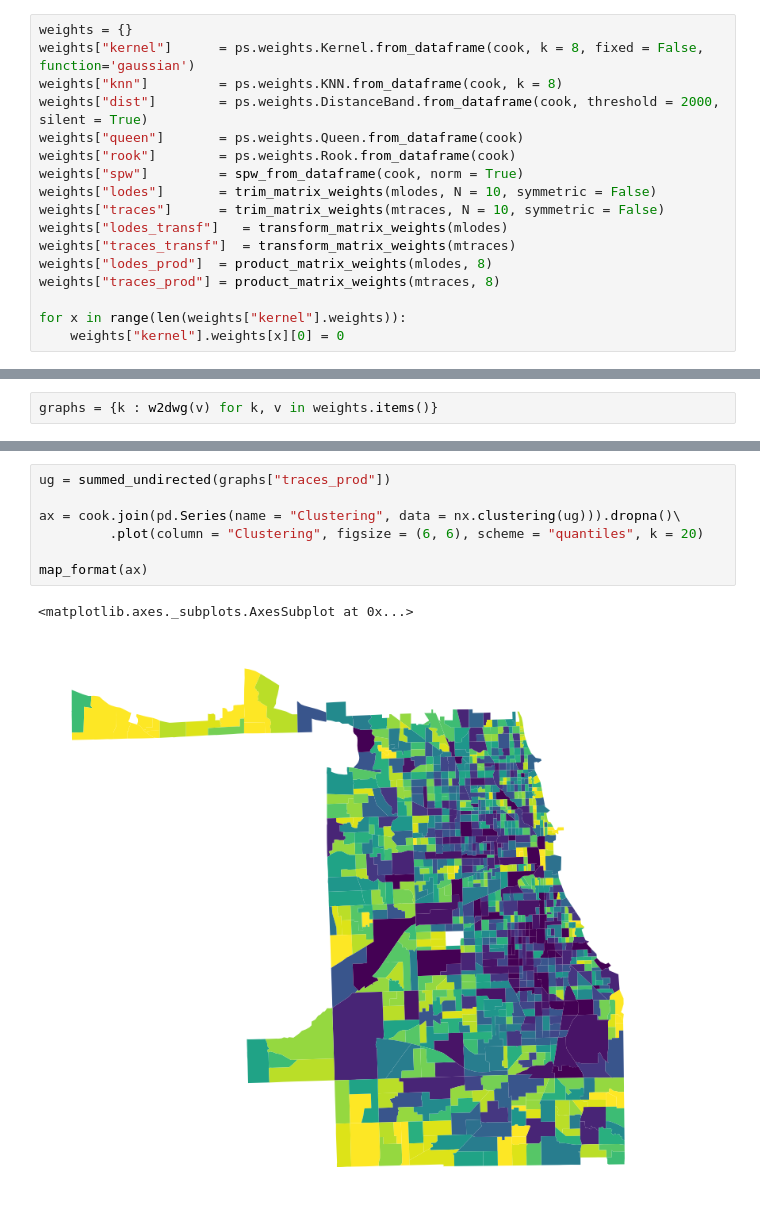
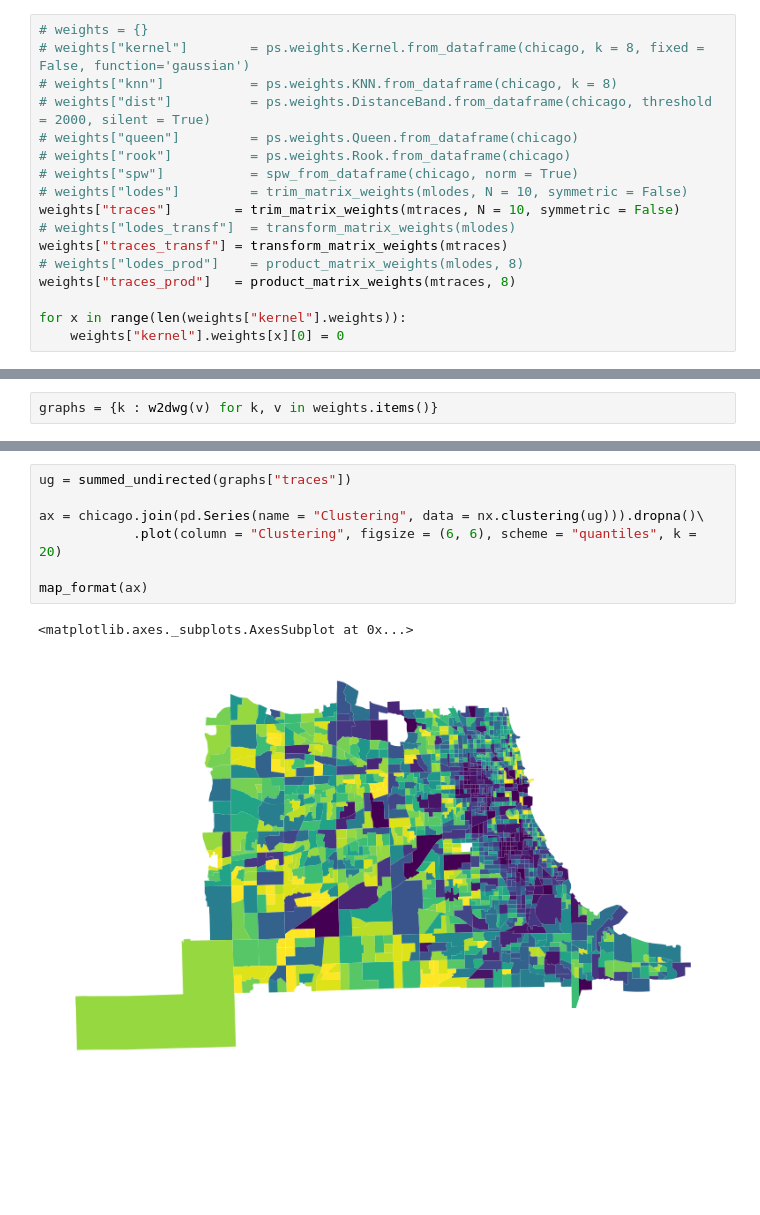
Before and after one commit to JamesSaxon/data, a Jupyter notebook: traces/autocorrelation_and_r2.ipynb, the cells around one changed output, grey strips where cells are left out. Drawn from its saved outputs; the diff is of its cells as text; blank space fills up the shorter version.

Commit message:
clustering

```diff
--- a/traces/autocorrelation_and_r2.ipynb
+++ b/traces/autocorrelation_and_r2.ipynb
@@ -235,19 +254,19 @@ def trim_matrix_weights(matrix, symmetric = True, threshold = 0, N = 0):
 
     return ps.W(neighbors, weights)
 # %%
-weights = {}
-weights["kernel"]      = ps.weights.Kernel.from_dataframe(cook, k = 8, fixed = False, function='gaussian')
-weights["knn"]         = ps.weights.KNN.from_dataframe(cook, k = 8)
-weights["dist"]        = ps.weights.DistanceBand.from_dataframe(cook, threshold = 2000, silent = True)
-weights["queen"]       = ps.weights.Queen.from_dataframe(cook)
-weights["rook"]        = ps.weights.Rook.from_dataframe(cook)
-weights["spw"]         = spw_from_dataframe(cook, norm = True)
-weights["lodes"]       = trim_matrix_weights(mlodes, N = 10, symmetric = False)
-weights["traces"]      = trim_matrix_weights(mtraces, N = 10, symmetric = False)
-weights["lodes_transf"]   = transform_matrix_weights(mlodes)
-weights["traces_transf"]  = transform_matrix_weights(mtraces)
-weights["lodes_prod"]  = product_matrix_weights(mlodes, 8)
-weights["traces_prod"] = product_matrix_weights(mtraces, 8)
+# weights = {}
+# weights["kernel"]        = ps.weights.Kernel.from_dataframe(chicago, k = 8, fixed = False, function='gaussian')
+# weights["knn"]           = ps.weights.KNN.from_dataframe(chicago, k = 8)
+# weights["dist"]          = ps.weights.DistanceBand.from_dataframe(chicago, threshold = 2000, silent = True)
+# weights["queen"]         = ps.weights.Queen.from_dataframe(chicago)
+# weights["rook"]          = ps.weights.Rook.from_dataframe(chicago)
+# weights["spw"]           = spw_from_dataframe(chicago, norm = True)
+# weights["lodes"]         = trim_matrix_weights(mlodes, N = 10, symmetric = False)
+weights["traces"]        = trim_matrix_weights(mtraces, N = 10, symmetric = False)
+# weights["lodes_transf"]  = transform_matrix_weights(mlodes)
+weights["traces_transf"] = transform_matrix_weights(mtraces)
+# weights["lodes_prod"]    = product_matrix_weights(mlodes, 8)
+weights["traces_prod"]   = product_matrix_weights(mtraces, 8)
 
 for x in range(len(weights["kernel"].weights)):
     weights["kernel"].weights[x][0] = 0
@@ -355,10 +376,10 @@ nx.draw_spring(graphs["traces_prod"],
 # %%
-ug = summed_undirected(graphs["traces_prod"])
+ug = summed_undirected(graphs["traces"])
 
-ax = cook.join(pd.Series(name = "Clustering", data = nx.clustering(ug))).dropna()\
-         .plot(column = "Clustering", figsize = (6, 6), scheme = "quantiles", k = 20)
+ax = chicago.join(pd.Series(name = "Clustering", data = nx.clustering(ug))).dropna()\
+            .plot(column = "Clustering", figsize = (6, 6), scheme = "quantiles", k = 20)
 
 map_format(ax)
 # %% [output]
 <matplotlib.axes._subplots.AxesSubplot at 0x...>
-[figure, old version]
+[figure, new version]
```
Also changed, not shown: parts of 14 cells of this notebook, 1 other file.
